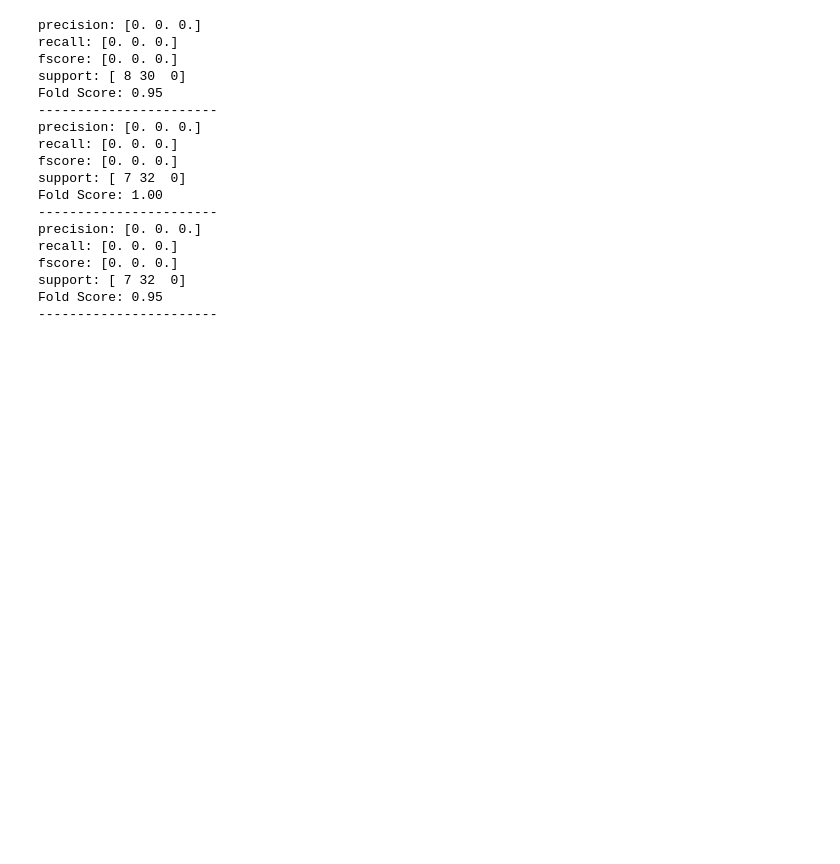
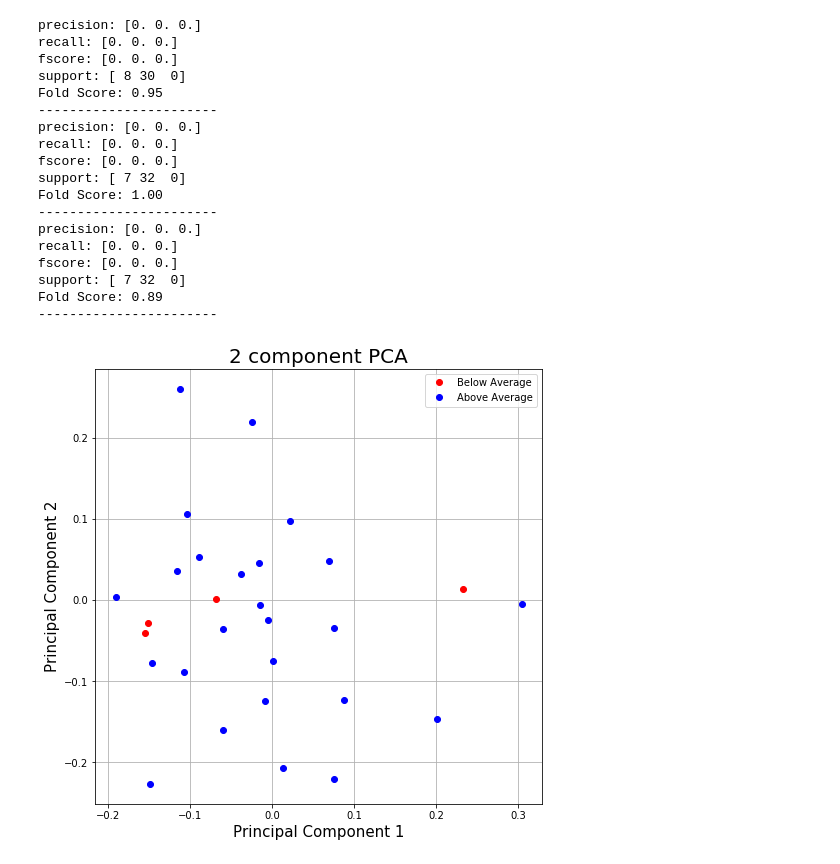
Before and after one commit to twcannon/MSDataSci, a Jupyter notebook: 505/projects/P3_Cannon.ipynb, the cells around one changed output. Cells and saved outputs as stored; diff of their text form; code cells hidden in the pictures; blank space fills up the shorter version.

Commit message:
finished plots

```diff
--- a/505/projects/P3_Cannon.ipynb
+++ b/505/projects/P3_Cannon.ipynb
@@ -73,34 +72,55 @@ for test_idx, train_idx in kf.split(vectors):
 
     bin_pipeline.fit(vectors_train,iqs_binary_labels_train)
     score = bin_pipeline.score(vectors_train,iqs_binary_labels_train)
     bin_scores.append(score)
     Yhat = pipeline.predict(vectors_test)
     metrics = precision_recall_fscore_support(iqs_binary_labels_test,Yhat)
     print('precision: {}'.format(str(metrics[0])))
     print('recall: {}'.format(str(metrics[1])))
     print('fscore: {}'.format(str(metrics[2])))
     print('support: {}'.format(str(metrics[3])))
     print('Fold Score: {0:0.2f}'.format(score))
     print('-----------------------')
+
+fig = plt.figure(figsize = (8,8))
+ax = fig.add_subplot(1,1,1)
+ax.set_xlabel('Principal Component 1', fontsize = 15)
+ax.set_ylabel('Principal Component 2', fontsize = 15)
+ax.set_title('2 component PCA', fontsize = 20)
+red_group = []
+green_group = []
+blue_group = []
+for i in range(len(iqs_ternary_labels_test)):
+    lab=iqs_ternary_labels_test[i]
+    if lab == 0:
+        red_group.append([vectors_test[i,0],vectors_test[i,1]])
+    else:
+        blue_group.append([vectors_test[i,0],vectors_test[i,1]])
+
+ax.plot(np.array(red_group)[:,0], np.array(red_group)[:,1], marker='o', linestyle='', label='Below Average', color = 'r')
+ax.plot(np.array(blue_group)[:,0], np.array(blue_group)[:,1], marker='o', linestyle='', label='Above Average', color = 'b')
+ax.legend()
+ax.grid()
 # %% [output]
 precision: [0. 0. 0.]
 recall: [0. 0. 0.]
 fscore: [0. 0. 0.]
 support: [ 8 30  0]
 Fold Score: 0.95
 -----------------------
 precision: [0. 0. 0.]
 recall: [0. 0. 0.]
 fscore: [0. 0. 0.]
 support: [ 7 32  0]
 Fold Score: 1.00
 -----------------------
 precision: [0. 0. 0.]
 recall: [0. 0. 0.]
 fscore: [0. 0. 0.]
 support: [ 7 32  0]
-Fold Score: 0.95
+Fold Score: 0.89
 -----------------------
+[figure, added]
 # %%
 ter_pipeline = Pipeline([('feature_selection',PCA()),
                          ('scaling',StandardScaler()),
```
Also changed, not shown: parts of 3 cells of this notebook.
